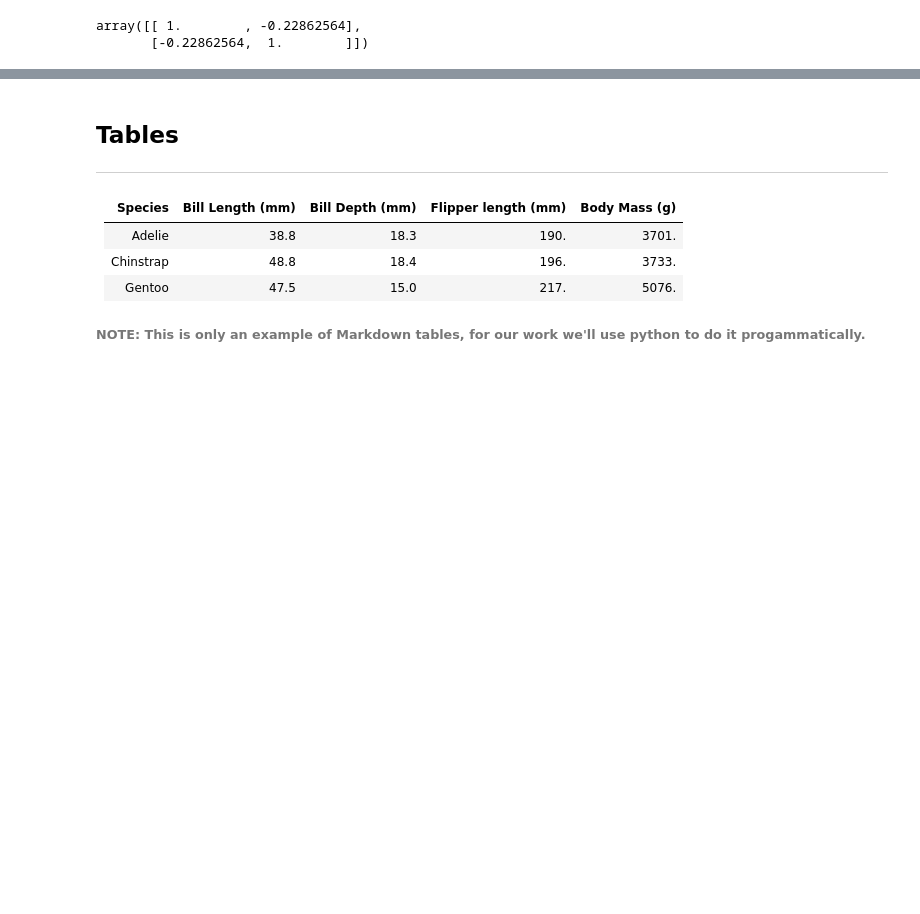
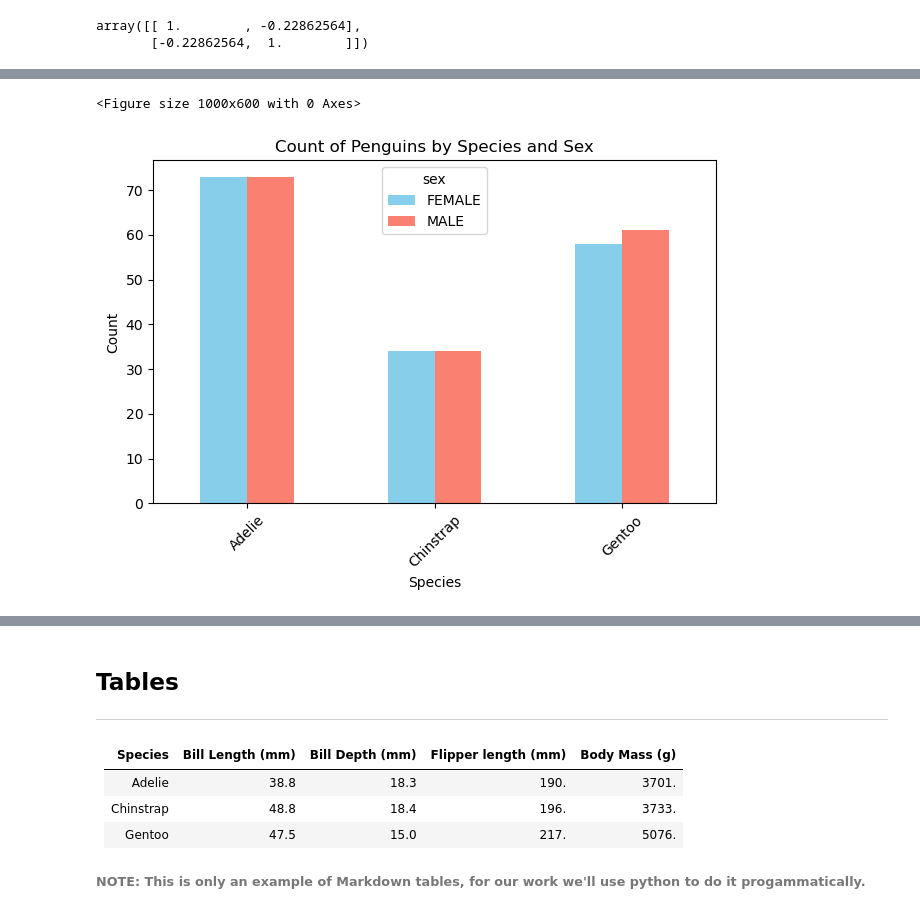
Before and after one commit to hugcamrom/Principles-of-Data-Analytics-Work, a Jupyter notebook: penguins.ipynb, the cells around one changed output, grey strips where cells are left out. Saved outputs shown, nothing was run; the diff lists cells and outputs as text; code cells hidden in the pictures; blank space fills up the shorter version.

```diff
--- a/penguins.ipynb
+++ b/penguins.ipynb
@@ -387,0 +369,22 @@ array([[ 1.        , -0.22862564],
+# %%
+# Groupin the data by 'species' and 'sex' and counting the occurrencies.
+grouped_data = df.groupby(['species' ,'sex']).size().unstack()
+
+# Creating a bar chart.
+plt.figure(figsize=(10, 6))
+grouped_data.plot(kind='bar', color=['skyblue', 'salmon'])
+
+# Adding labels and title.
+plt.title('Count of Penguins by Species and Sex')
+plt.xlabel('Species')
+plt.ylabel('Count')
+
+# Rotating x-axis for better readability.
+plt.xticks(rotation=45)
+
+# Displaying the plot
+plt.tight_layout()
+plt.show()
+# %% [output]
+<Figure size 1000x600 with 0 Axes>
+[figure, added]
```
Also changed, not shown: parts of 7 cells of this notebook.
